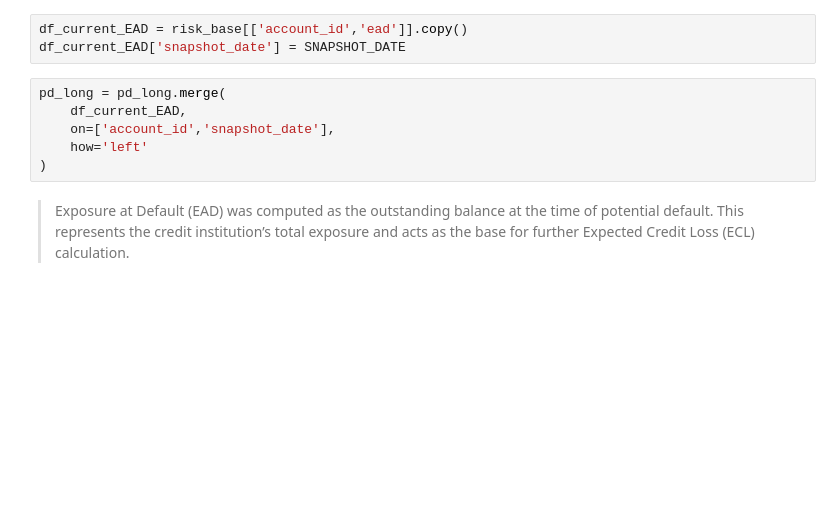
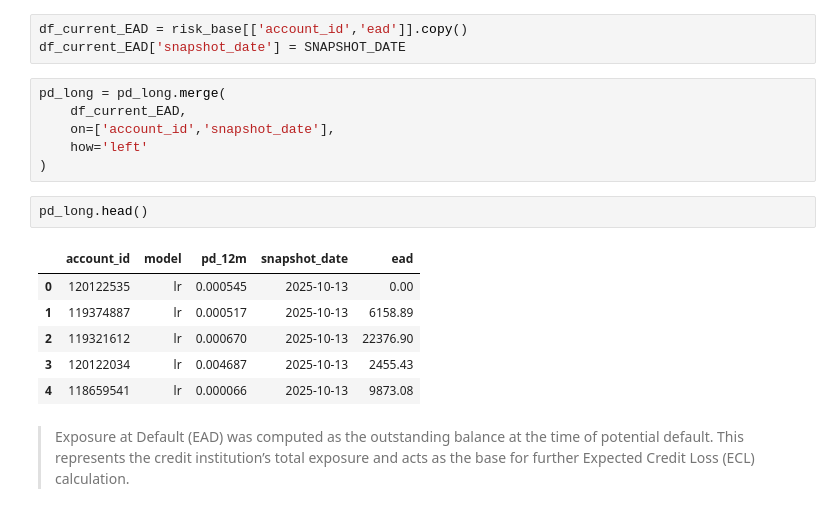
Before and after one commit to BeataFaron/BeataFaron, a Jupyter notebook: ifrs-9-credit-risk-staging-ecl-with-mpv-approach.ipynb, the cells around one changed output. Saved outputs shown, nothing was run; the diff lists cells and outputs as text; blank space fills up the shorter version.

```diff
--- a/ifrs-9-credit-risk-staging-ecl-with-mpv-approach.ipynb
+++ b/ifrs-9-credit-risk-staging-ecl-with-mpv-approach.ipynb
@@ -221,6 +194,15 @@ pd_long = pd_long.merge(
     on=['account_id','snapshot_date'],
     how='left'
 )
+# %%
+pd_long.head()
+# %% [output]
+|  | account_id | model | pd_12m | snapshot_date | ead |
+| 0 | 120122535 | lr | 0.000545 | 2025-10-13 | 0.00 |
+| 1 | 119374887 | lr | 0.000517 | 2025-10-13 | 6158.89 |
+| 2 | 119321612 | lr | 0.000670 | 2025-10-13 | 22376.90 |
+| 3 | 120122034 | lr | 0.004687 | 2025-10-13 | 2455.43 |
+| 4 | 118659541 | lr | 0.000066 | 2025-10-13 | 9873.08 |
 # %% [markdown]
 >Exposure at Default (EAD) was computed as the outstanding balance at the time of potential default. This represents the credit institution’s total exposure and acts as the base for further Expected Credit Loss (ECL) calculation.
 # %% [markdown]
```
Also changed, not shown: parts of 6 cells of this notebook.
